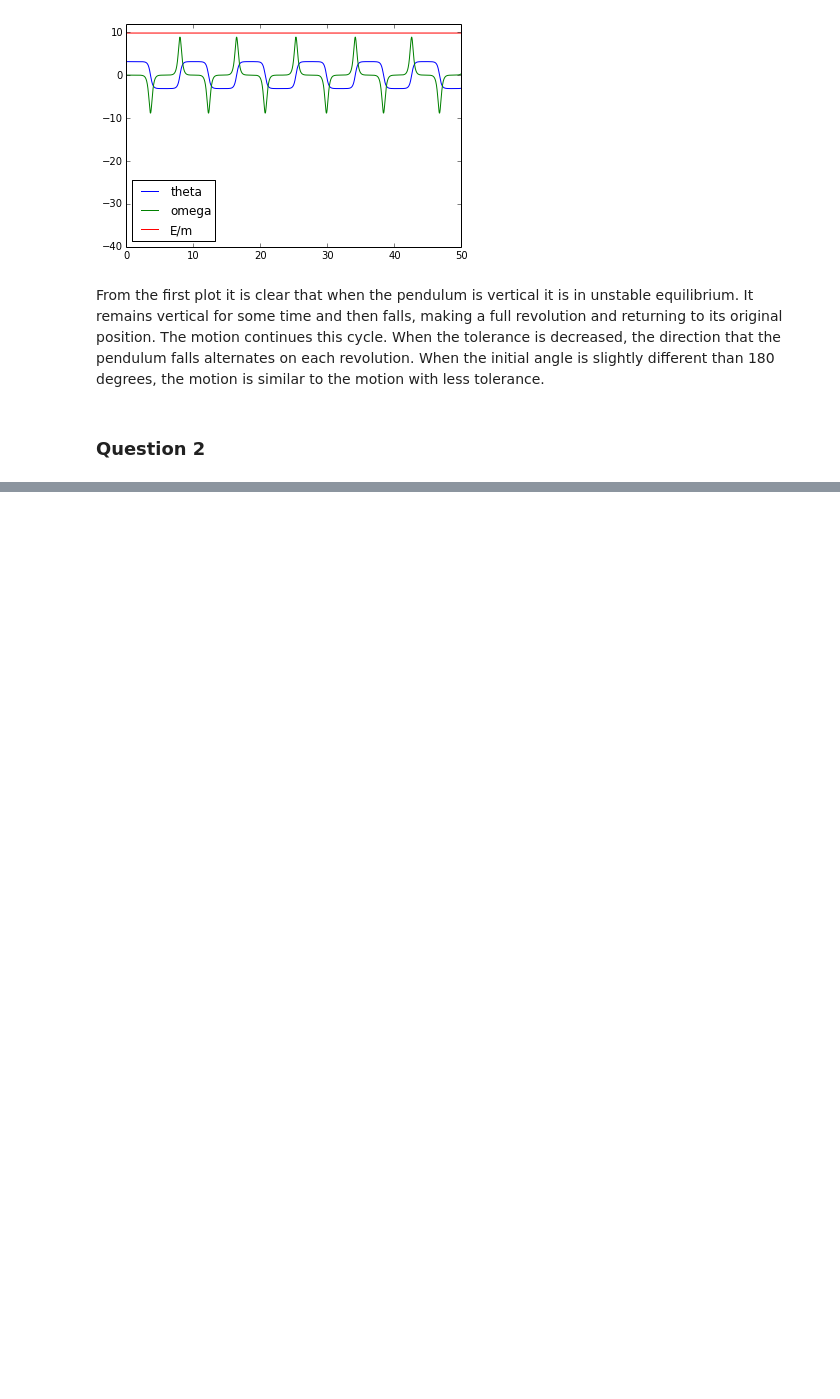
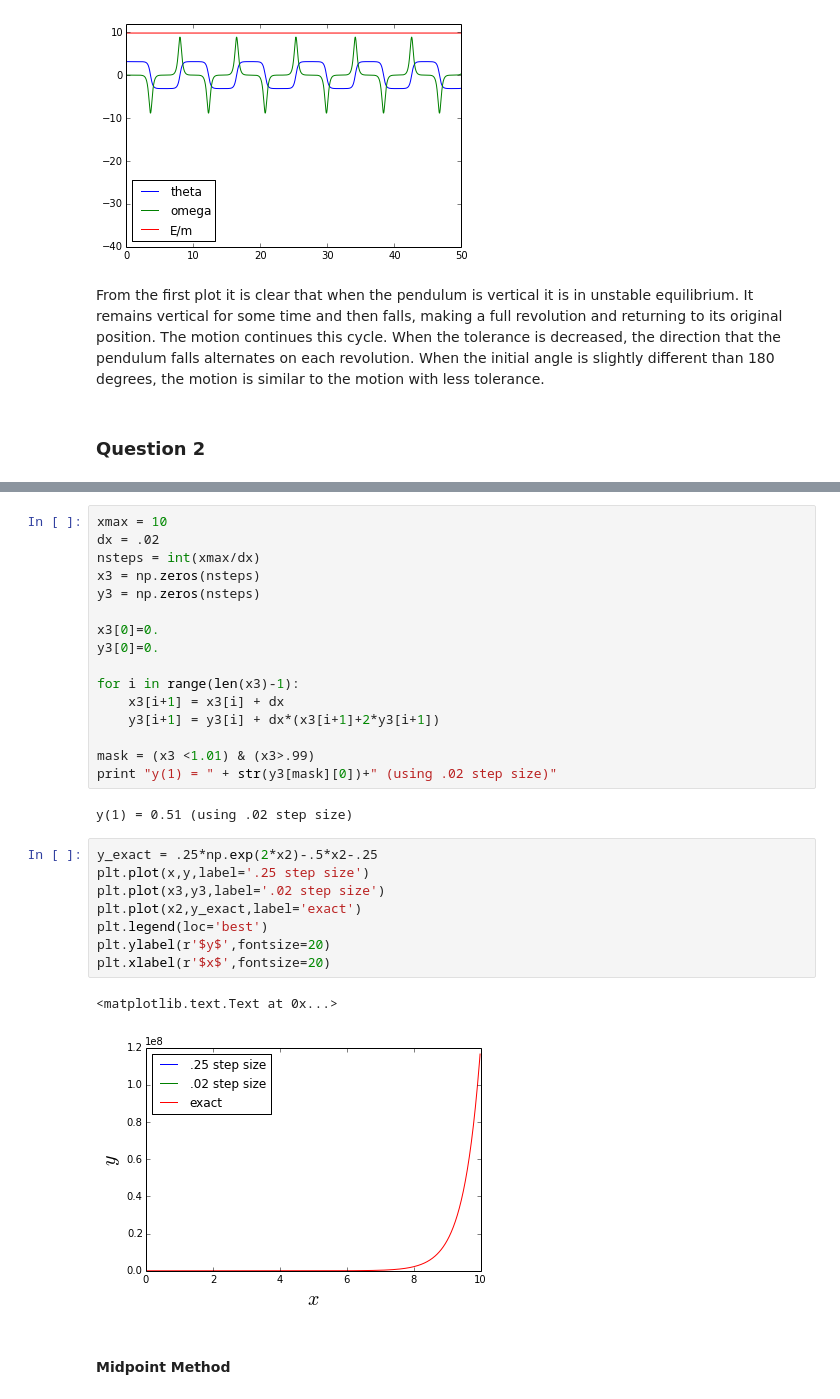
Before and after one commit to jparke08/PHYS202-S14, a Jupyter notebook: SciPy/ODEExercises.ipynb, the cells around one changed output, grey strips where cells are left out. Saved outputs shown, nothing was run; the diff lists cells and outputs as text; blank space fills up the shorter version.

```diff
--- a/SciPy/ODEExercises.ipynb
+++ b/SciPy/ODEExercises.ipynb
@@ -168,0 +249,31 @@ From the first plot it is clear that when the pendulum is vertical it is in unst
+# %%
+xmax = 10
+dx = .02
+nsteps = int(xmax/dx)
+x3 = np.zeros(nsteps)
+y3 = np.zeros(nsteps)
+
+x3[0]=0.
+y3[0]=0.
+
+for i in range(len(x3)-1):
+    x3[i+1] = x3[i] + dx
+    y3[i+1] = y3[i] + dx*(x3[i+1]+2*y3[i+1])
+
+mask = (x3 <1.01) & (x3>.99)
+print "y(1) = " + str(y3[mask][0])+" (using .02 step size)"
+# %% [output]
+y(1) = 0.51 (using .02 step size)
+# %%
+y_exact = .25*np.exp(2*x2)-.5*x2-.25
+plt.plot(x,y,label='.25 step size')
+plt.plot(x3,y3,label='.02 step size')
+plt.plot(x2,y_exact,label='exact')
+plt.legend(loc='best')
+plt.ylabel(r'$y$',fontsize=20)
+plt.xlabel(r'$x$',fontsize=20)
+# %% [output]
+<matplotlib.text.Text at 0x...>
+[figure, added]
+# %% [markdown]
+#### Midpoint Method
```
Also changed, not shown: parts of 15 cells of this notebook, 1 other file.
